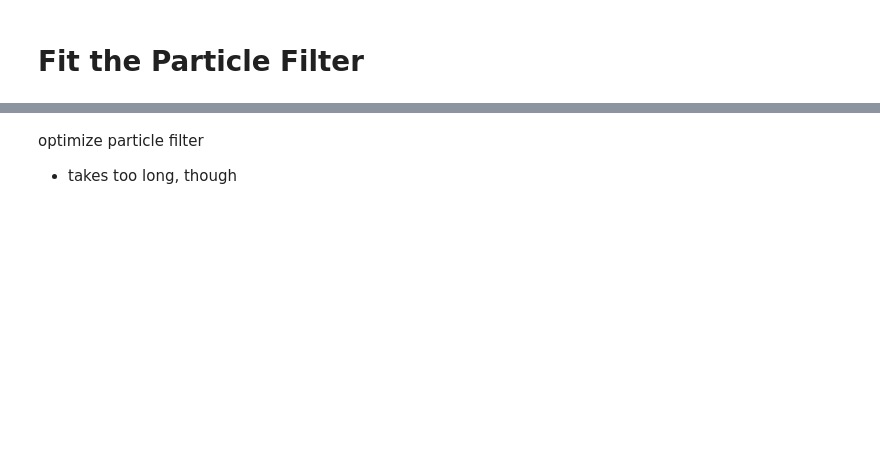
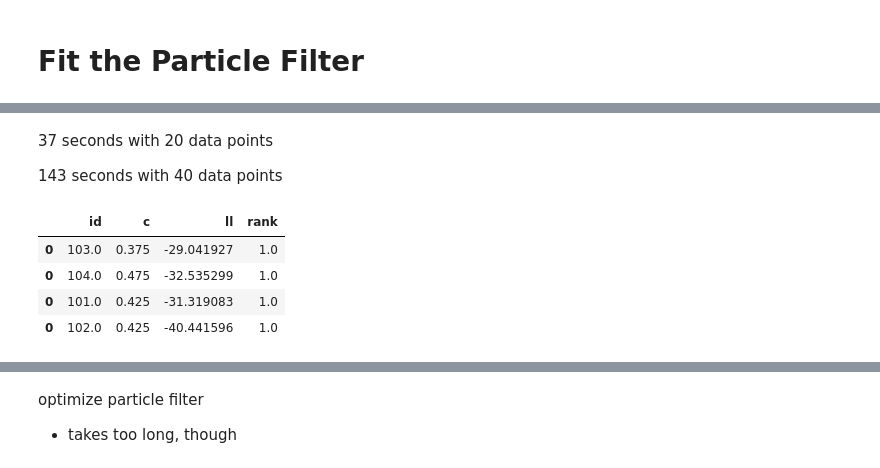
Before and after one commit to MirkoTh/Rational-Models-of-Categorization, a Jupyter notebook: particle-filter-rational-categorization.ipynb, the cells around one changed output, grey strips where cells are left out. Saved outputs shown, nothing was run; the diff lists cells and outputs as text; code cells hidden in the pictures; blank space fills up the shorter version.

```diff
--- a/particle-filter-rational-categorization.ipynb
+++ b/particle-filter-rational-categorization.ipynb
@@ -108,0 +100,4 @@ l_results = ptcl.multiprocessing_grid_search_particle(tbl_train_small)
+# %% [markdown]
+37 seconds with 20 data points
+
+143 seconds with 40 data points
@@ -108,0 +110,8 @@ l_results = ptcl.multiprocessing_grid_search_particle(tbl_train_small)
+# %%
+df_results_transfer.sort_values("rank").head(4)
+# %% [output]
+|  | id | c | ll | rank |
+| 0 | 103.0 | 0.375 | -29.041927 | 1.0 |
+| 0 | 104.0 | 0.475 | -32.535299 | 1.0 |
+| 0 | 101.0 | 0.425 | -31.319083 | 1.0 |
+| 0 | 102.0 | 0.425 | -40.441596 | 1.0 |
```
Also changed, not shown: parts of 54 cells of this notebook.
